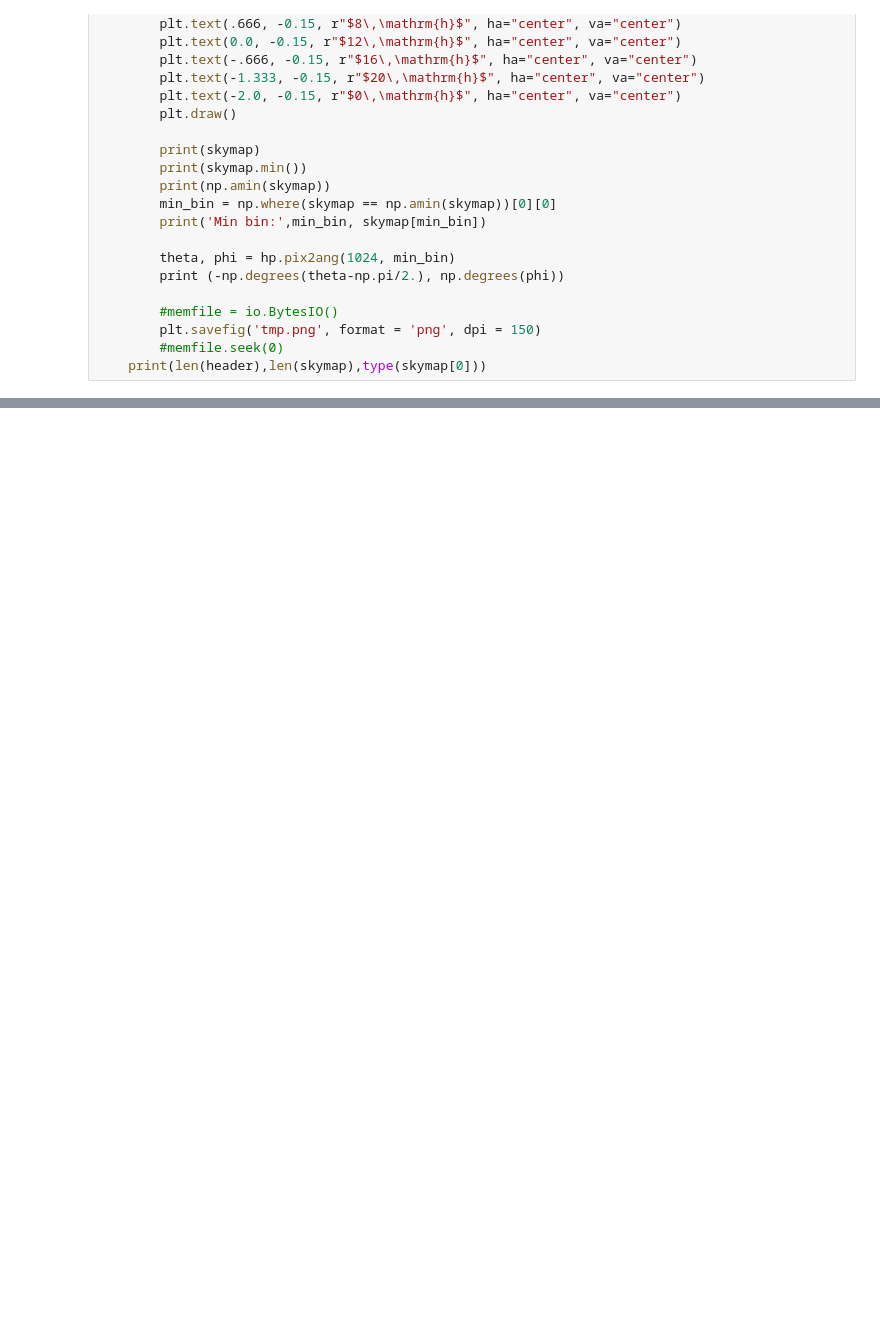
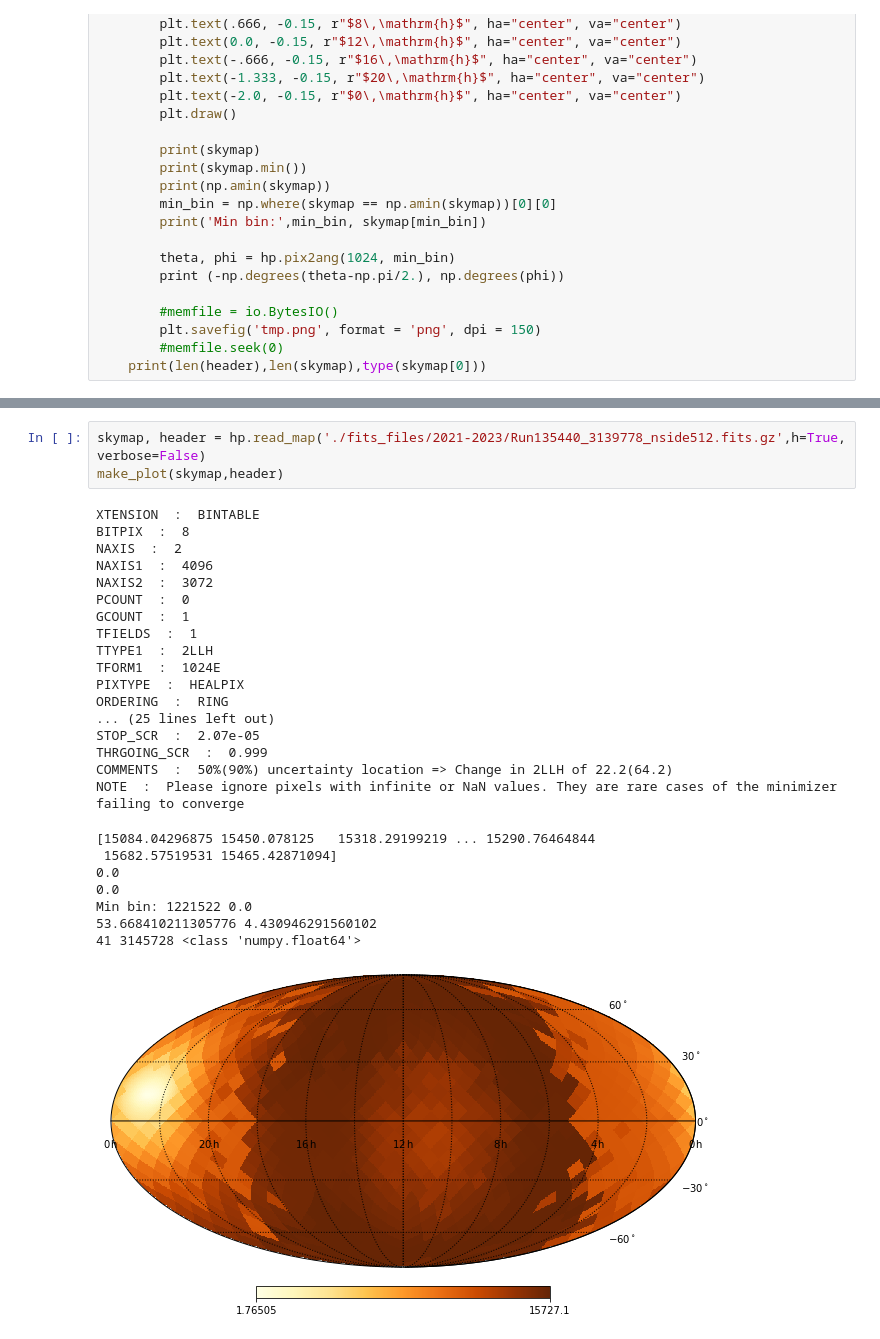
Before and after one commit to blaufuss/alert_v2_processing, a Jupyter notebook: misc_nb/ReadFits.ipynb, the cells around one changed output, grey strips where cells are left out. Drawn from its saved outputs; the diff is of its cells as text; blank space fills up the shorter version.

```diff
--- a/misc_nb/ReadFits.ipynb
+++ b/misc_nb/ReadFits.ipynb
@@ -47,0 +74,29 @@ make_plot(skymap,header)
+# %%
+skymap, header = hp.read_map('./fits_files/2021-2023/Run135440_3139778_nside512.fits.gz',h=True, verbose=False)
+make_plot(skymap,header)
+# %% [output]
+XTENSION  :  BINTABLE
+BITPIX  :  8
+NAXIS  :  2
+NAXIS1  :  4096
+NAXIS2  :  3072
+PCOUNT  :  0
+GCOUNT  :  1
+TFIELDS  :  1
+TTYPE1  :  2LLH
+TFORM1  :  1024E
+PIXTYPE  :  HEALPIX
+ORDERING  :  RING
+... (25 lines left out)
+STOP_SCR  :  2.07e-05
+THRGOING_SCR  :  0.999
+COMMENTS  :  50%(90%) uncertainty location => Change in 2LLH of 22.2(64.2)
+NOTE  :  Please ignore pixels with infinite or NaN values. They are rare cases of the minimizer failing to converge
+[15084.04296875 15450.078125   15318.29199219 ... 15290.76464844
+ 15682.57519531 15465.42871094]
+0.0
+0.0
+Min bin: 1221522 0.0
+53.668410211305776 4.430946291560102
+41 3145728 <class 'numpy.float64'>
+[figure, added]
```
Also changed, not shown: parts of 1 cell of this notebook, 3 other files.
